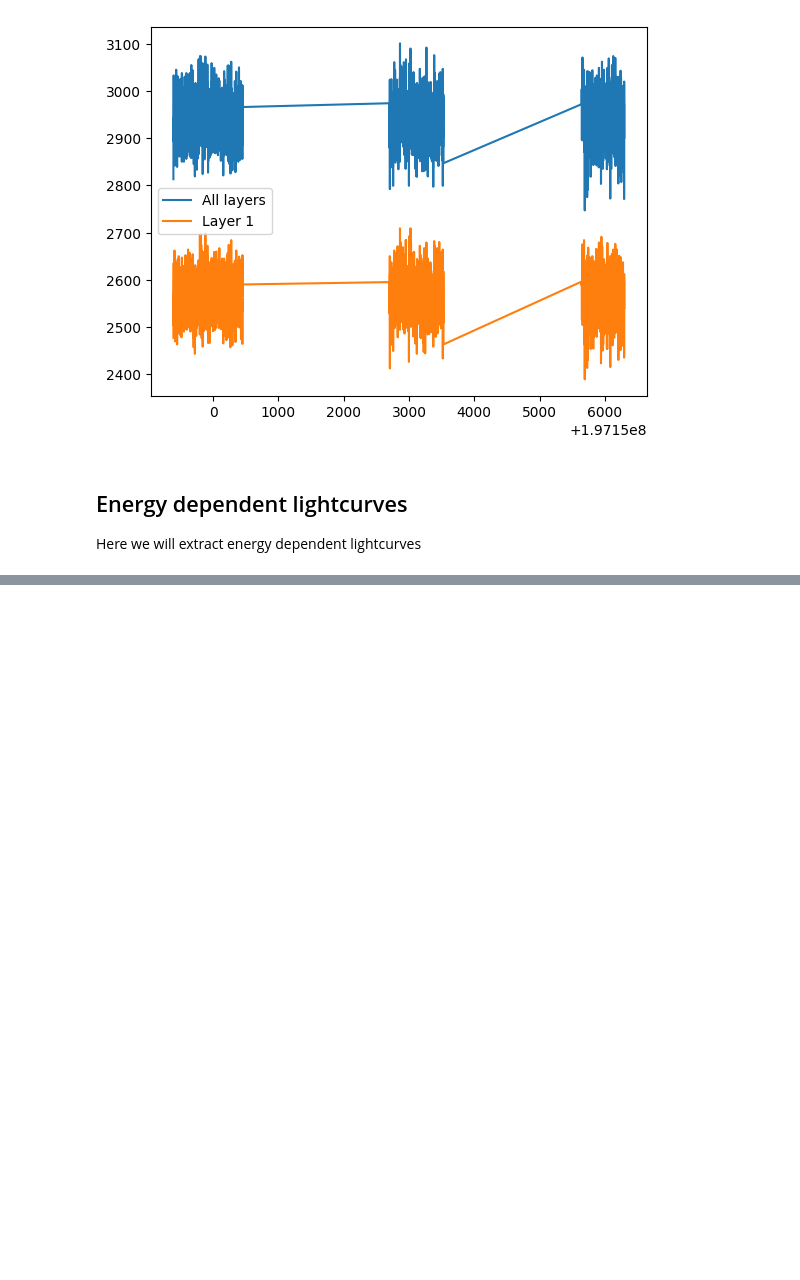
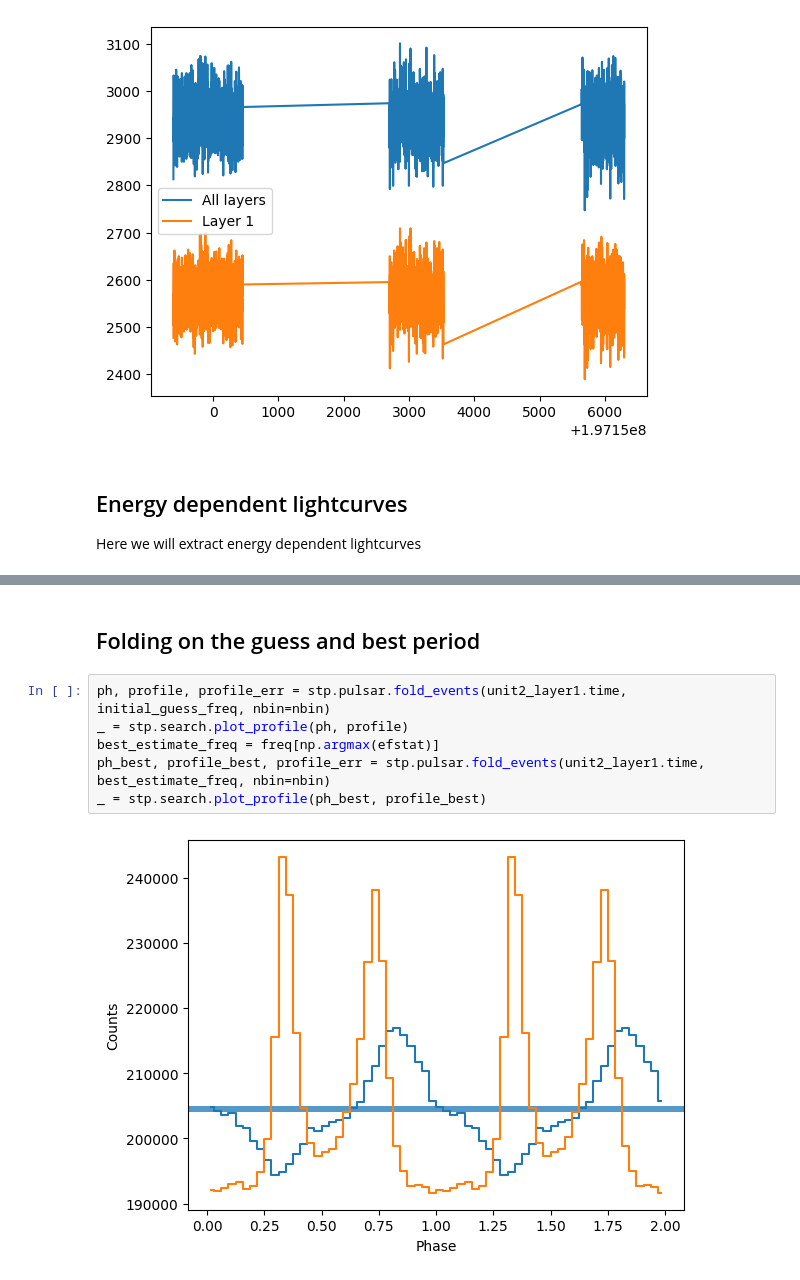
Before and after one commit to StingraySoftware/notebooks, a Jupyter notebook: LAXPC analysis/laxpc_analysis.ipynb, the cells around one changed output, grey strips where cells are left out. Saved outputs shown, nothing was run; the diff lists cells and outputs as text; blank space fills up the shorter version.

```diff
--- a/LAXPC analysis/laxpc_analysis.ipynb
+++ b/LAXPC analysis/laxpc_analysis.ipynb
@@ -118,0 +179,10 @@ Since the source we are analysing is a pulsar, we can search for pulsations. Her
+# %% [markdown]
+## Folding on the guess and best period
+# %%
+ph, profile, profile_err = stp.pulsar.fold_events(unit2_layer1.time, initial_guess_freq, nbin=nbin)
+_ = stp.search.plot_profile(ph, profile)
+best_estimate_freq = freq[np.argmax(efstat)]
+ph_best, profile_best, profile_err = stp.pulsar.fold_events(unit2_layer1.time, best_estimate_freq, nbin=nbin)
+_ = stp.search.plot_profile(ph_best, profile_best)
+# %% [output]
+[figure, added]
```
Also changed, not shown: parts of 10 cells of this notebook.
